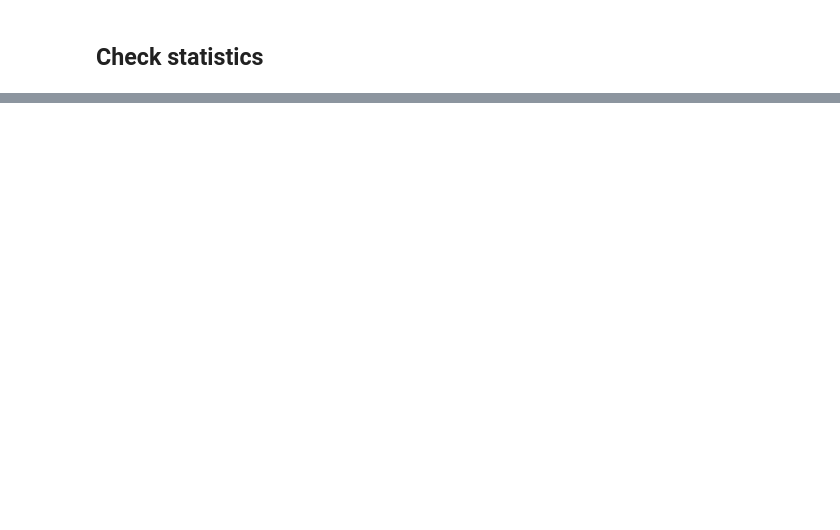
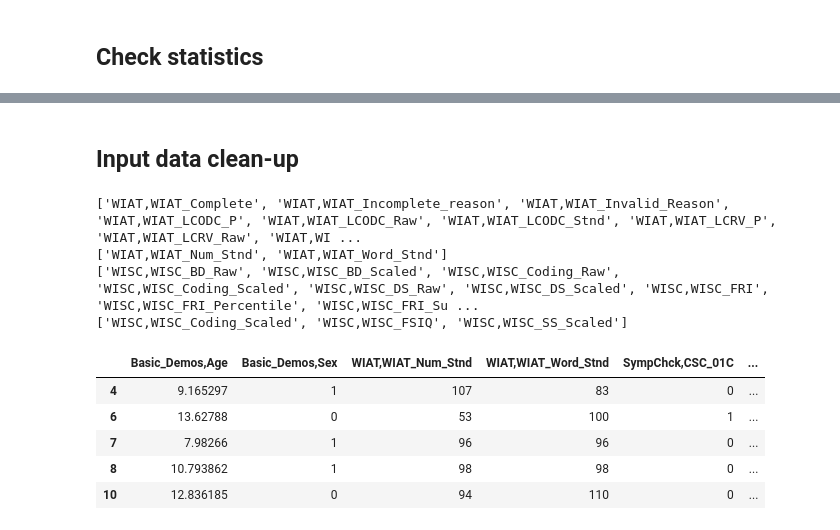
Before and after one commit to charlie42/HBN-explore, a Jupyter notebook: LORIS_data_preparation.ipynb, the cells around one changed output, grey strips where cells are left out. Saved outputs shown, nothing was run; the diff lists cells and outputs as text; code cells hidden in the pictures; blank space fills up the shorter version.

```diff
--- a/LORIS_data_preparation.ipynb
+++ b/LORIS_data_preparation.ipynb
@@ -537,3 +539,31 @@ Other Specified Schizophrenia Spectrum and Other Psychotic Disorder
 Other Specified Neurodevelopmental Disorder                                      1.0
 Conduct Disorder-Unspecified onset                                               1.0
 dtype: float64
+# %% [markdown]
+## Input data clean-up
+# %%
+# Remove non-used output columns
+print([x for x in data_up_to_SCARED.columns if "WIAT" in x])
+WIAT_cols_to_keep = ["WIAT,WIAT_Word_Stnd", "WIAT,WIAT_Num_Stnd"]
+WIAT_cols_to_drop = [x for x in data_up_to_SCARED.columns if "WIAT" in x and x not in WIAT_cols_to_keep]
+data_up_to_SCARED = data_up_to_SCARED.drop(WIAT_cols_to_drop, axis=1)
+print([x for x in data_up_to_SCARED.columns if "WIAT" in x])
+
+print([x for x in data_up_to_SCARED.columns if "WISC" in x])
+WISC_cols_to_keep = ["WISC,WISC_Coding_Scaled", "WISC,WISC_SS_Scaled", "WISC,WISC_FSIQ"]
+WISC_cols_to_drop = [x for x in data_up_to_SCARED.columns if "WISC" in x and x not in WISC_cols_to_keep]
+data_up_to_SCARED = data_up_to_SCARED.drop(WISC_cols_to_drop, axis=1)
+print([x for x in data_up_to_SCARED.columns if "WISC" in x])
+
+display(data_up_to_SCARED.iloc[:5,:])
+# %% [output]
+['WIAT,WIAT_Complete', 'WIAT,WIAT_Incomplete_reason', 'WIAT,WIAT_Invalid_Reason', 'WIAT,WIAT_LCODC_P', 'WIAT,WIAT_LCODC_Raw', 'WIAT,WIAT_LCODC_Stnd', 'WIAT,WIAT_LCRV_P', 'WIAT,WIAT_LCRV_Raw', 'WIAT,WI ...
+['WIAT,WIAT_Num_Stnd', 'WIAT,WIAT_Word_Stnd']
+['WISC,WISC_BD_Raw', 'WISC,WISC_BD_Scaled', 'WISC,WISC_Coding_Raw', 'WISC,WISC_Coding_Scaled', 'WISC,WISC_DS_Raw', 'WISC,WISC_DS_Scaled', 'WISC,WISC_FRI', 'WISC,WISC_FRI_Percentile', 'WISC,WISC_FRI_Su ...
+['WISC,WISC_Coding_Scaled', 'WISC,WISC_FSIQ', 'WISC,WISC_SS_Scaled']
+|  | Basic_Demos,Age | Basic_Demos,Sex | WIAT,WIAT_Num_Stnd | WIAT,WIAT_Word_Stnd | SympChck,CSC_01C | ... |
+| 4 | 9.165297 | 1 | 107 | 83 | 0 | ... |
+| 6 | 13.62788 | 0 | 53 | 100 | 1 | ... |
+| 7 | 7.98266 | 1 | 96 | 96 | 0 | ... |
+| 8 | 10.793862 | 1 | 98 | 98 | 0 | ... |
+| 10 | 12.836185 | 0 | 94 | 110 | 0 | ... |
```
Also changed, not shown: parts of 20 cells of this notebook.
